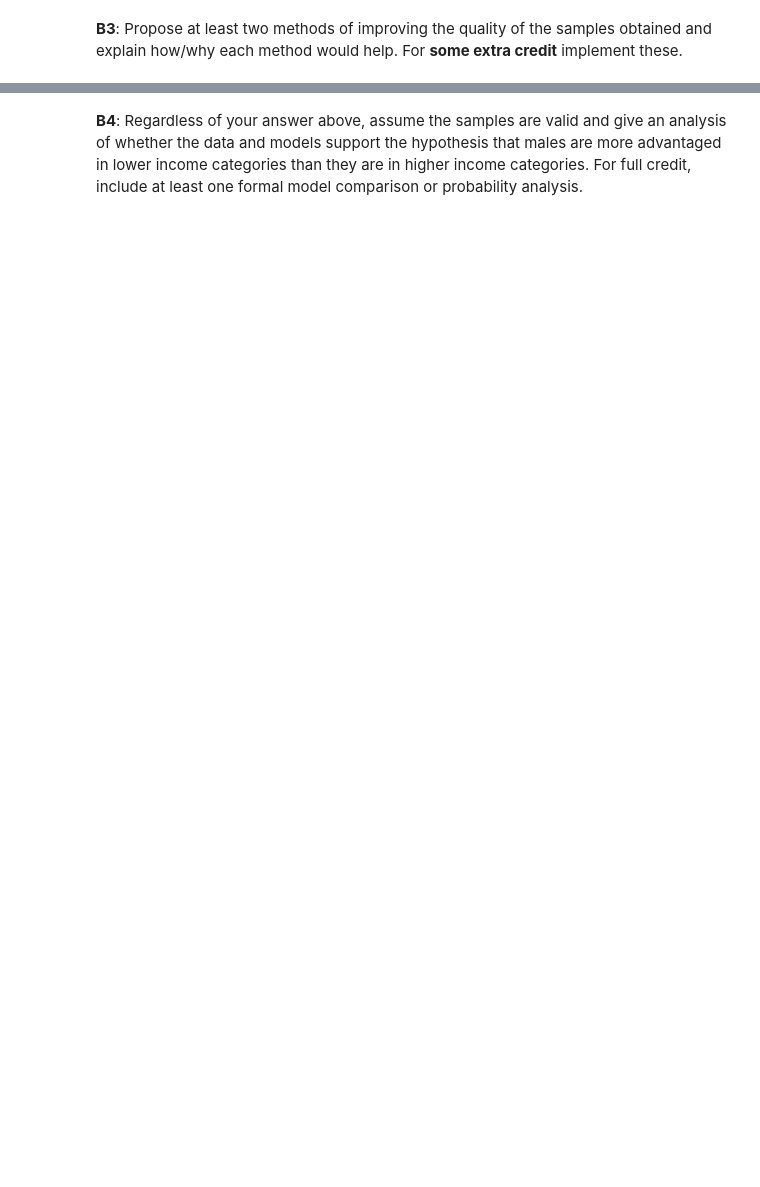
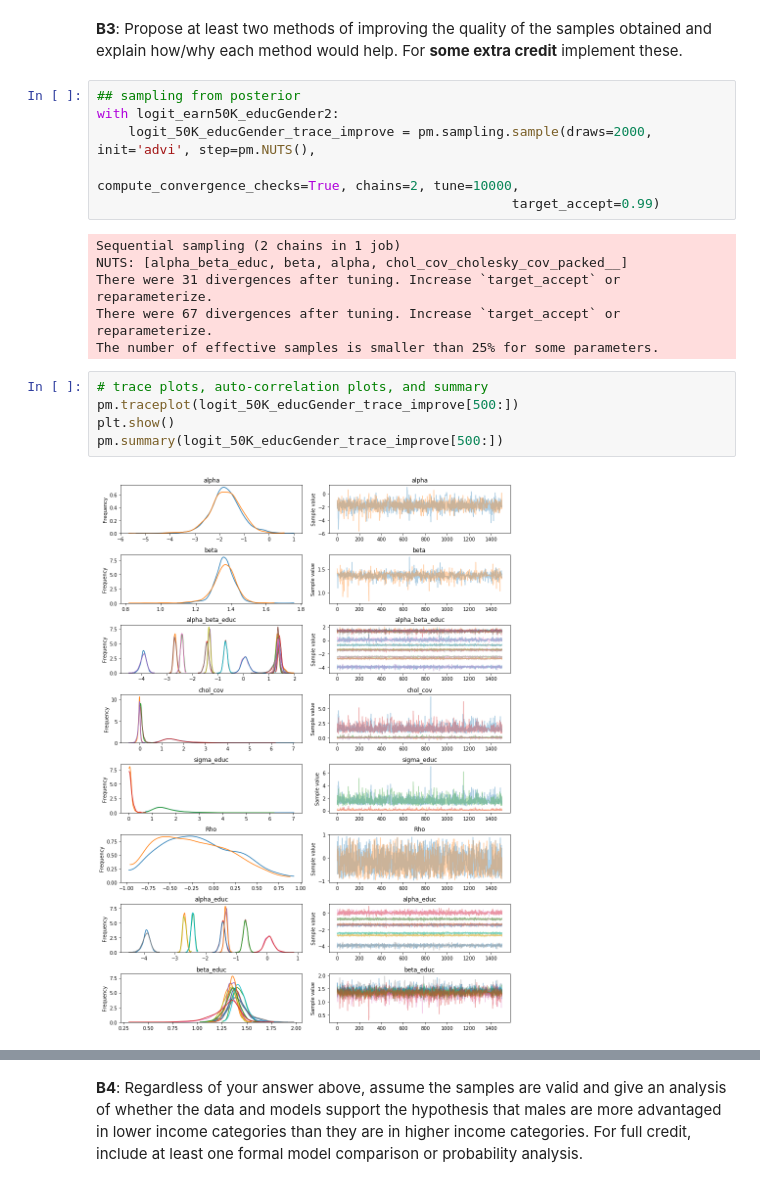
Before and after one commit to chase130101/2018spring, a Jupyter notebook: final/AM207_Final_2018.ipynb, the cells around one changed output, grey strips where cells are left out. Saved outputs shown, nothing was run; the diff lists cells and outputs as text; blank space fills up the shorter version.

```diff
--- a/final/AM207_Final_2018.ipynb
+++ b/final/AM207_Final_2018.ipynb
@@ -127,2 +269,21 @@ Note that this model builds the a 7 by 2 matrix with alpha values in the first c
 # %% [markdown]
 **B3**: Propose at least two methods of improving the quality of the samples obtained and explain how/why each method would help. For **some extra credit** implement these.
+# %%
+## sampling from posterior
+with logit_earn50K_educGender2:
+    logit_50K_educGender_trace_improve = pm.sampling.sample(draws=2000, init='advi', step=pm.NUTS(),
+                                                     compute_convergence_checks=True, chains=2, tune=10000,
+                                                     target_accept=0.99)
+# %% [output]
+Sequential sampling (2 chains in 1 job)
+NUTS: [alpha_beta_educ, beta, alpha, chol_cov_cholesky_cov_packed__]
+There were 31 divergences after tuning. Increase `target_accept` or reparameterize.
+There were 67 divergences after tuning. Increase `target_accept` or reparameterize.
+The number of effective samples is smaller than 25% for some parameters.
+# %%
+# trace plots, auto-correlation plots, and summary
+pm.traceplot(logit_50K_educGender_trace_improve[500:])
+plt.show()
+pm.summary(logit_50K_educGender_trace_improve[500:])
+# %% [output]
+[figure, added]
```
Also changed, not shown: parts of 57 cells of this notebook, 1 other file.
